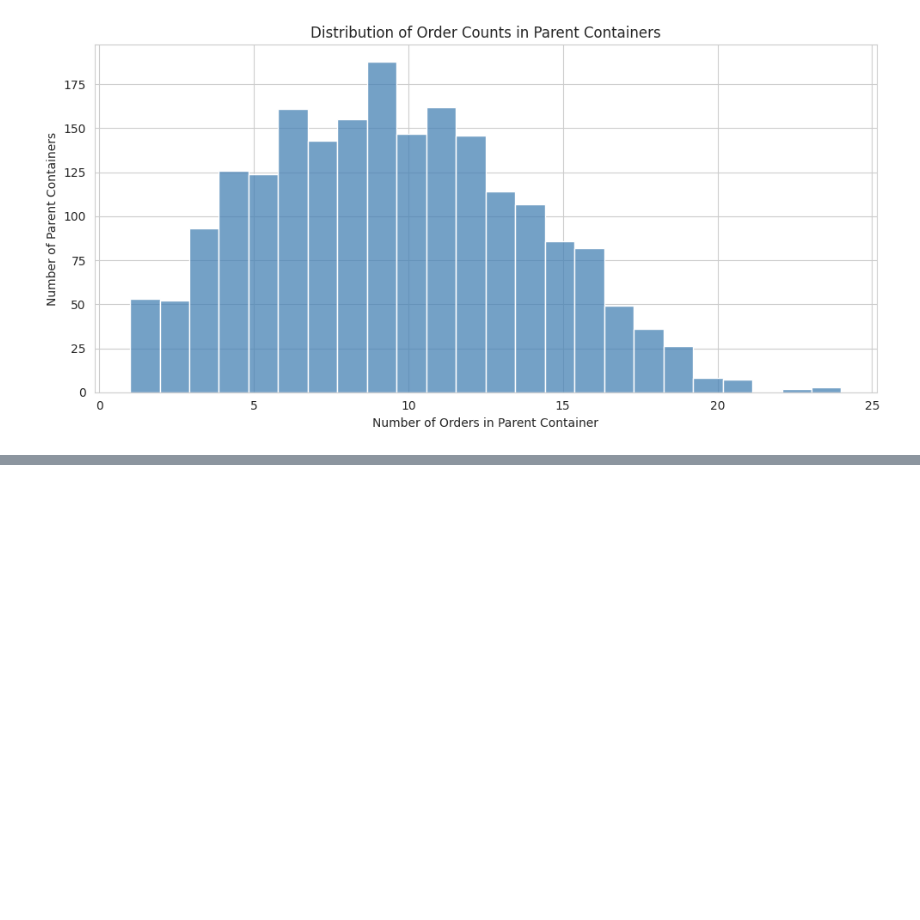
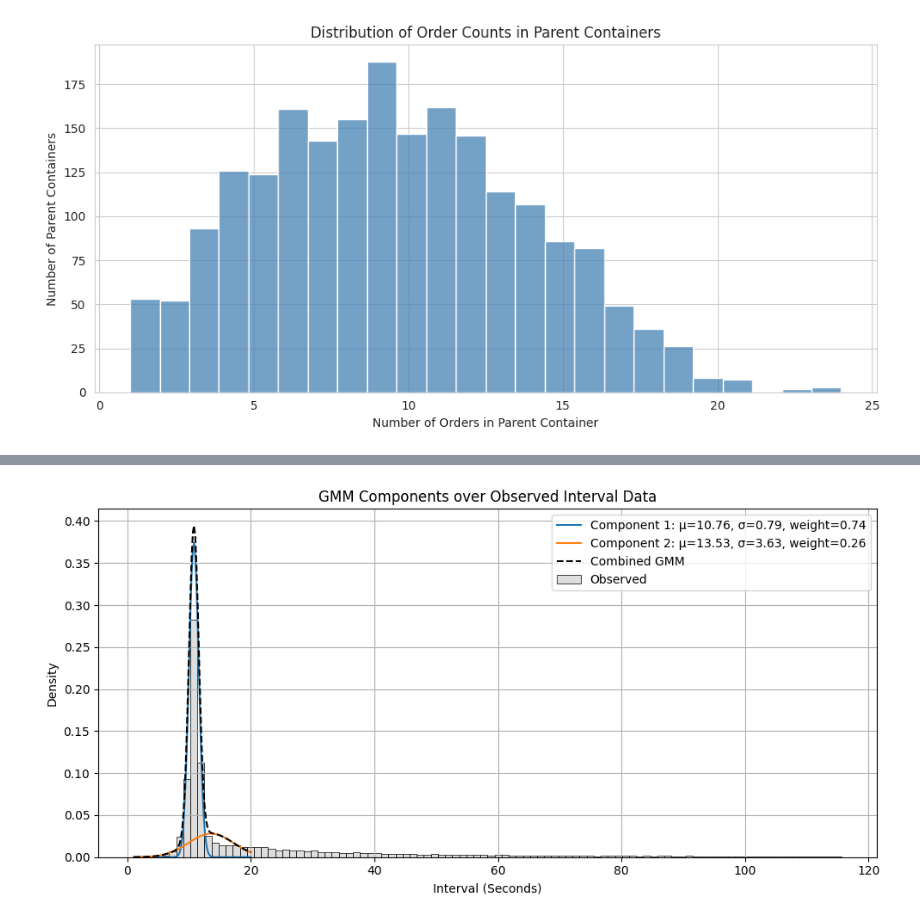
Before and after one commit to TomTom2028/SoftwareSim, a Jupyter notebook: AnalysisData.ipynb, the cells around one changed output, grey strips where cells are left out. Cells and saved outputs as stored; diff of their text form; code cells hidden in the pictures; blank space fills up the shorter version.

```diff
--- a/AnalysisData.ipynb
+++ b/AnalysisData.ipynb
@@ -629,0 +653,35 @@ plt.tight_layout()
+# %%
+# Extract parameters
+weights = gmm.weights_         # Mixing weights
+means = gmm.means_.flatten()   # Means of Gaussians
+stds = np.sqrt(gmm.covariances_).flatten()  # Standard deviations
+
+# Range for plotting PDFs
+x = np.linspace(X.min(), X.max(), 100)
+
+# Plot histogram
+plt.figure(figsize=(10, 5))
+sns.histplot(filtered_intervals, bins=100, stat='density', color='lightgray', label='Observed')
+
+# Plot each Gaussian component
+for i in range(len(weights)):
+    pdf = weights[i] * (1 / (stds[i] * np.sqrt(2 * np.pi))) * np.exp(-0.5 * ((x - means[i]) / stds[i])**2)
+    plt.plot(x, pdf, label=f'Component {i+1}: μ={means[i]:.2f}, σ={stds[i]:.2f}, weight={weights[i]:.2f}')
+
+# Optional: overlay the combined GMM fit
+combined_pdf = sum(
+    weights[i] * (1 / (stds[i] * np.sqrt(2 * np.pi))) * np.exp(-0.5 * ((x - means[i]) / stds[i])**2)
+    for i in range(len(weights))
+)
+plt.plot(x, combined_pdf, 'k--', label='Combined GMM')
+
+# Labels
+plt.title("GMM Components over Observed Interval Data")
+plt.xlabel("Interval (Seconds)")
+plt.ylabel("Density")
+plt.legend()
+plt.grid(True)
+plt.tight_layout()
+plt.show()
+# %% [output]
+[figure, added]
```
Also changed, not shown: parts of 6 cells of this notebook.
